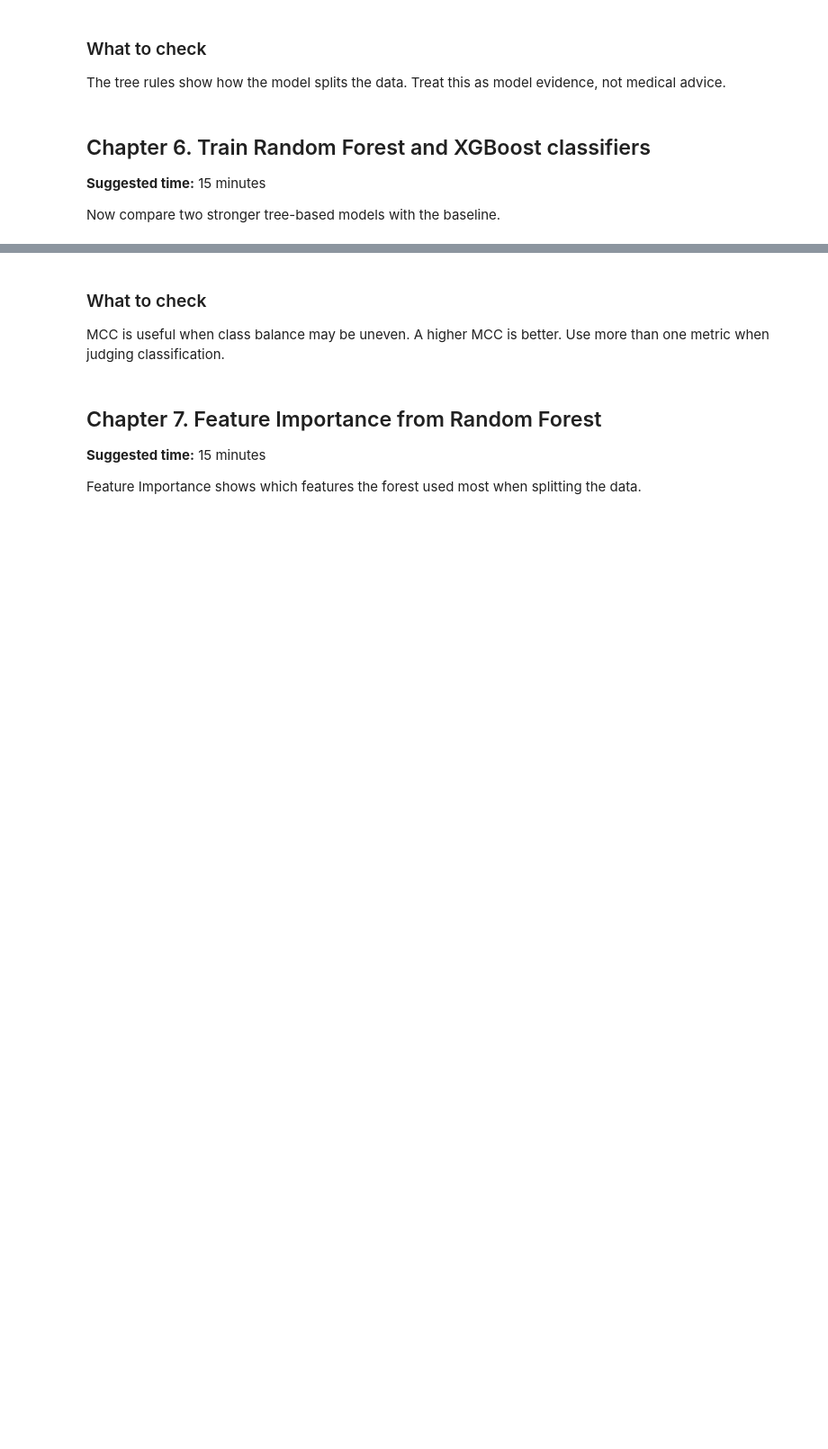
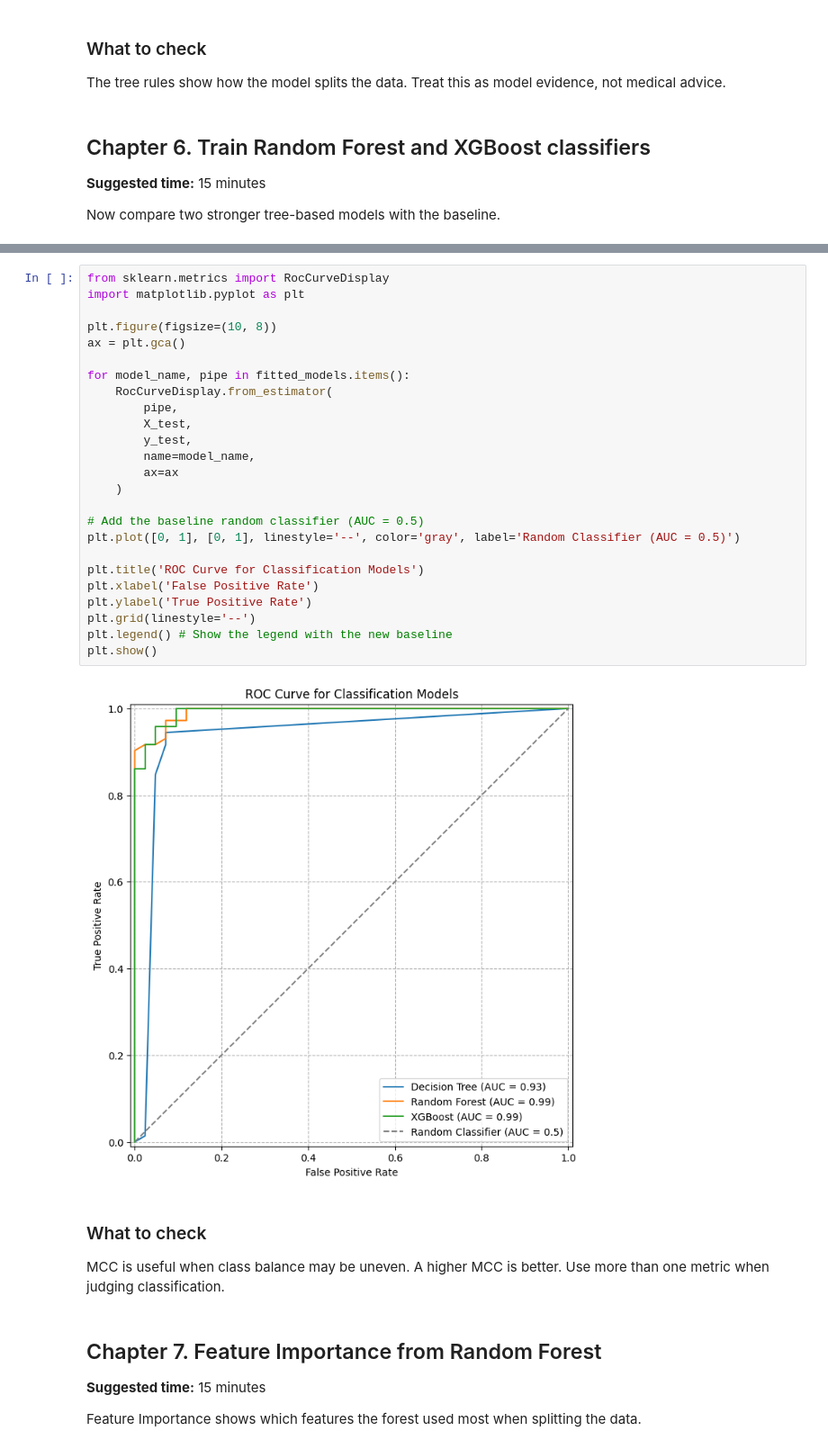
Before and after one commit to engpk/ADALL_github, a Jupyter notebook: ADALL_Week6_Reasoning_and_Justification_Session1.ipynb, the cells around one changed output, grey strips where cells are left out. Shown at 90% size. Saved outputs shown, nothing was run; the diff lists cells and outputs as text; blank space fills up the shorter version.

```diff
--- a/ADALL_Week6_Reasoning_and_Justification_Session1.ipynb
+++ b/ADALL_Week6_Reasoning_and_Justification_Session1.ipynb
@@ -242,3 +319,30 @@ results_df
+# %%
+from sklearn.metrics import RocCurveDisplay
+import matplotlib.pyplot as plt
+
+plt.figure(figsize=(10, 8))
+ax = plt.gca()
+
+for model_name, pipe in fitted_models.items():
+    RocCurveDisplay.from_estimator(
+        pipe,
+        X_test,
+        y_test,
+        name=model_name,
+        ax=ax
+    )
+
+# Add the baseline random classifier (AUC = 0.5)
+plt.plot([0, 1], [0, 1], linestyle='--', color='gray', label='Random Classifier (AUC = 0.5)')
+
+plt.title('ROC Curve for Classification Models')
+plt.xlabel('False Positive Rate')
+plt.ylabel('True Positive Rate')
+plt.grid(linestyle='--')
+plt.legend() # Show the legend with the new baseline
+plt.show()
+# %% [output]
+[figure, added]
 # %% [markdown]
 ### What to check
 
```
Also changed, not shown: parts of 8 cells of this notebook.
